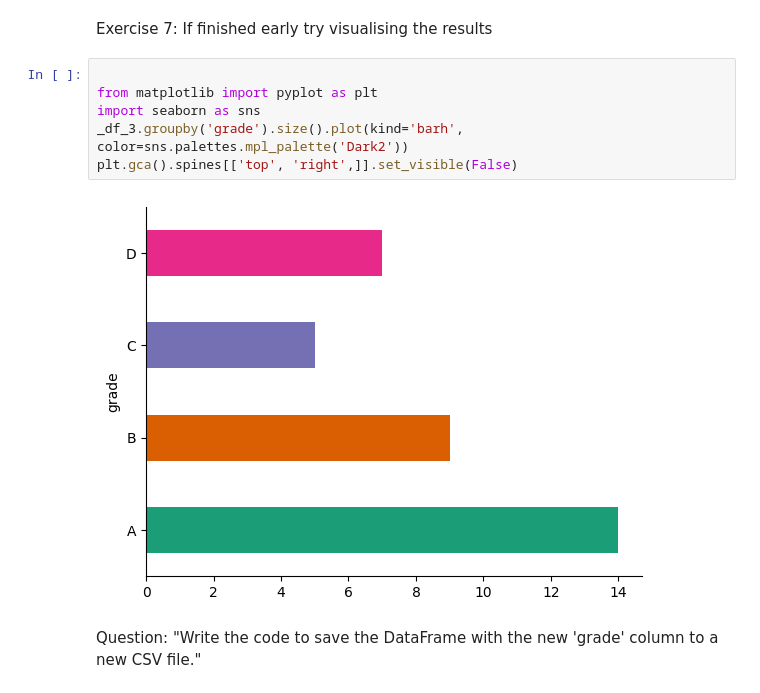
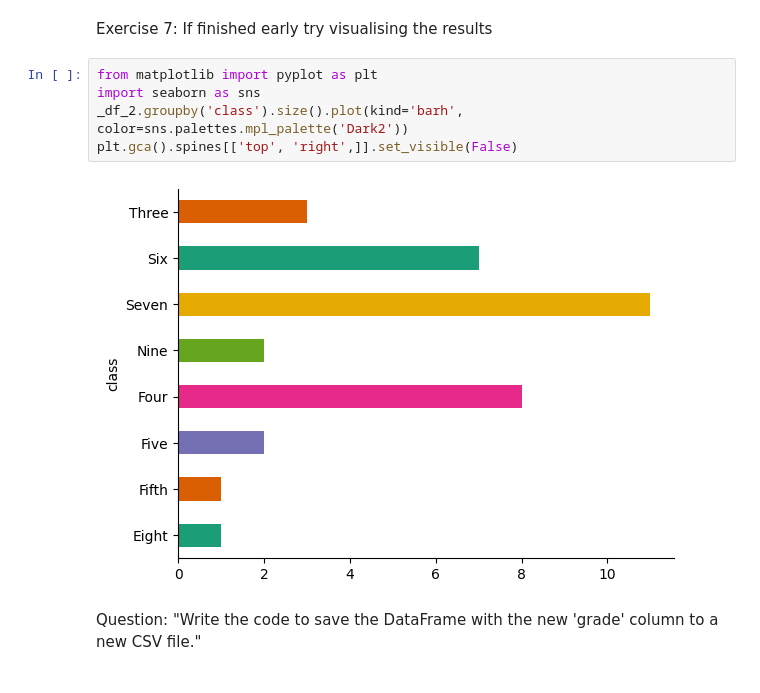
Before and after one commit to Alaina-dev/Student-Performance, a Jupyter notebook: python_day3_tasks.ipynb, the cells around one changed output. Drawn from its saved outputs; the diff is of its cells as text.

```diff
--- a/python_day3_tasks.ipynb
+++ b/python_day3_tasks.ipynb
@@ -446,13 +474,12 @@ dataframe.to_csv("/content/drive/MyDrive/Justin/new student performance.csv", in
 # %% [markdown]
 Exercise 7: If finished early try visualising the results
 # %%
-
 from matplotlib import pyplot as plt
 import seaborn as sns
-_df_3.groupby('grade').size().plot(kind='barh', color=sns.palettes.mpl_palette('Dark2'))
+_df_2.groupby('class').size().plot(kind='barh', color=sns.palettes.mpl_palette('Dark2'))
 plt.gca().spines[['top', 'right',]].set_visible(False)
 # %% [output]
-[figure, old version]
+[figure, new version]
 # %% [markdown]
 Question: "Write the code to save the DataFrame with the new 'grade' column to a new CSV file."
 # %%
```
Also changed, not shown: parts of 1 cell of this notebook.
